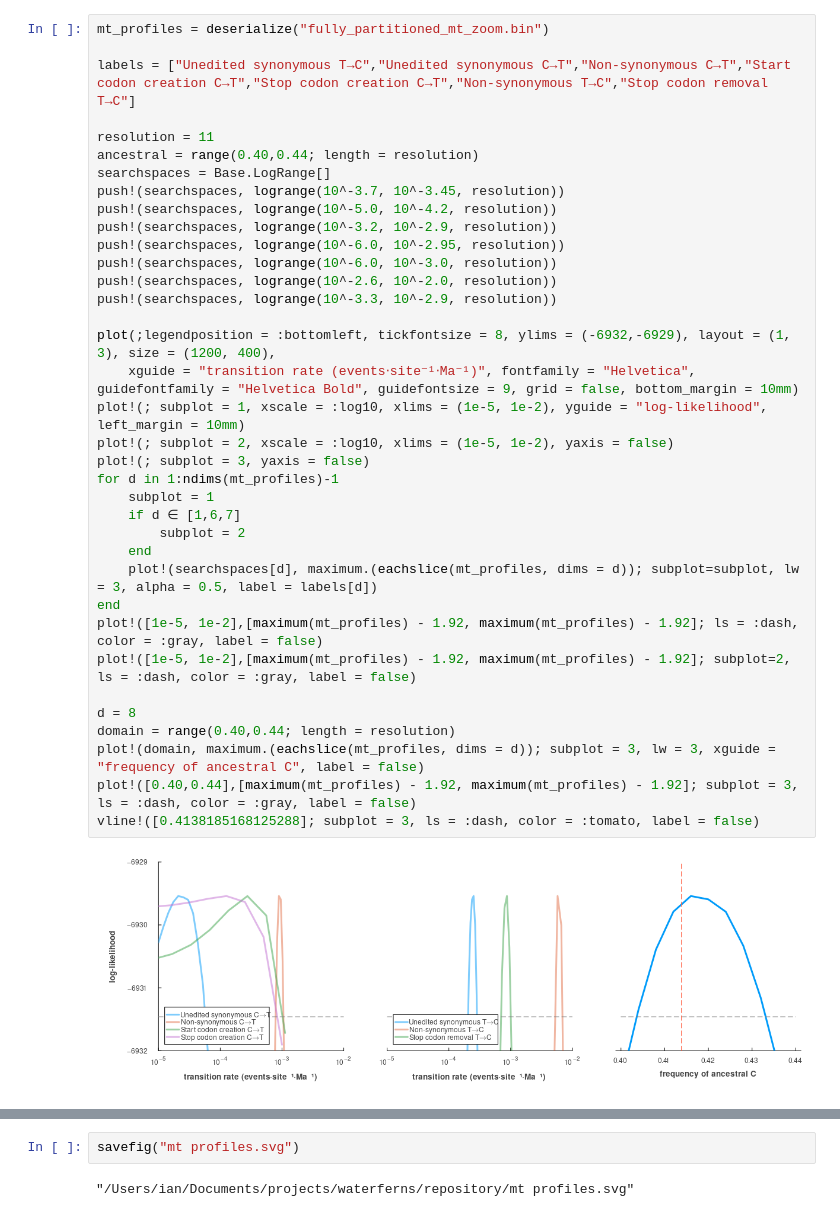
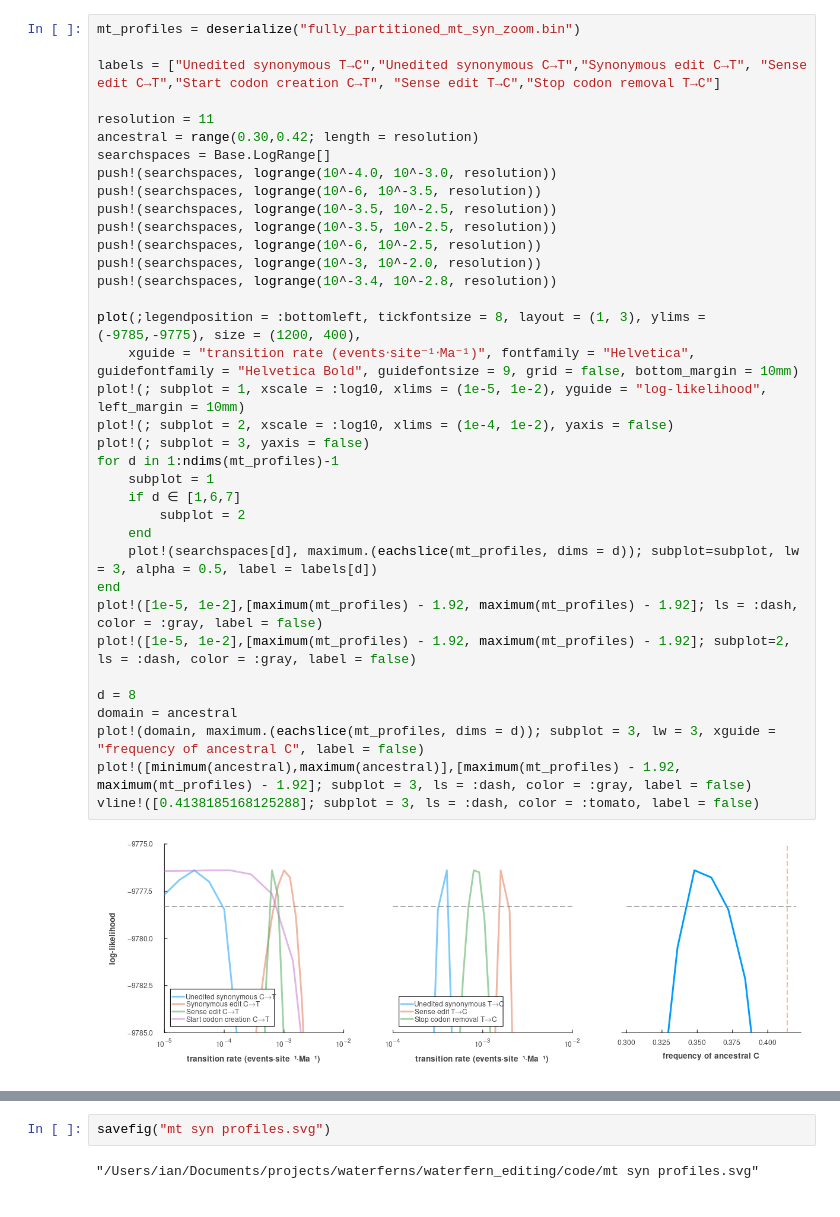
Before and after one commit to ian-small/waterfern_editing, a Jupyter notebook: code/profile_likelihoods.ipynb, the cells around one changed output, grey strips where cells are left out. Cells and saved outputs as stored; diff of their text form.

```diff
--- a/code/profile_likelihoods.ipynb
+++ b/code/profile_likelihoods.ipynb
@@ -17,43 +21,43 @@ end
 # %% [output]
 conf_interval (generic function with 1 method)
 # %%
-mt_profiles = deserialize("fully_partitioned_mt_zoom.bin")
+mt_profiles = deserialize("fully_partitioned_mt_syn_zoom.bin")
 
-labels = ["Unedited synonymous T→C","Unedited synonymous C→T","Non-synonymous C→T","Start codon creation C→T","Stop codon creation C→T","Non-synonymous T→C","Stop codon removal T→C"]
+labels = ["Unedited synonymous T→C","Unedited synonymous C→T","Synonymous edit C→T", "Sense edit C→T","Start codon creation C→T", "Sense edit T→C","Stop codon removal T→C"]
 
 resolution = 11
-ancestral = range(0.40,0.44; length = resolution)
+ancestral = range(0.30,0.42; length = resolution)
 searchspaces = Base.LogRange[]
-push!(searchspaces, logrange(10^-3.7, 10^-3.45, resolution))
-push!(searchspaces, logrange(10^-5.0, 10^-4.2, resolution))
-push!(searchspaces, logrange(10^-3.2, 10^-2.9, resolution))
-push!(searchspaces, logrange(10^-6.0, 10^-2.95, resolution))
-push!(searchspaces, logrange(10^-6.0, 10^-3.0, resolution))
-push!(searchspaces, logrange(10^-2.6, 10^-2.0, resolution))
-push!(searchspaces, logrange(10^-3.3, 10^-2.9, resolution))
+push!(searchspaces, logrange(10^-4.0, 10^-3.0, resolution))
+push!(searchspaces, logrange(10^-6, 10^-3.5, resolution))
+push!(searchspaces, logrange(10^-3.5, 10^-2.5, resolution))
+push!(searchspaces, logrange(10^-3.5, 10^-2.5, resolution))
+push!(searchspaces, logrange(10^-6, 10^-2.5, resolution))
+push!(searchspaces, logrange(10^-3, 10^-2.0, resolution))
+push!(searchspaces, logrange(10^-3.4, 10^-2.8, resolution))
 
-plot(;legendposition = :bottomleft, tickfontsize = 8, ylims = (-6932,-6929), layout = (1, 3), size = (1200, 400),
+plot(;legendposition = :bottomleft, tickfontsize = 8, layout = (1, 3), ylims = (-9785,-9775), size = (1200, 400),
     xguide = "transition rate (events⋅site⁻¹⋅Ma⁻¹)", fontfamily = "Helvetica", guidefontfamily = "Helvetica Bold", guidefontsize = 9, grid = false, bottom_margin = 10mm)
 plot!(; subplot = 1, xscale = :log10, xlims = (1e-5, 1e-2), yguide = "log-likelihood", left_margin = 10mm)
-plot!(; subplot = 2, xscale = :log10, xlims = (1e-5, 1e-2), yaxis = false)
+plot!(; subplot = 2, xscale = :log10, xlims = (1e-4, 1e-2), yaxis = false)
 plot!(; subplot = 3, yaxis = false)
 for d in 1:ndims(mt_profiles)-1
     subplot = 1
     if d ∈ [1,6,7]
         subplot = 2
     end
     plot!(searchspaces[d], maximum.(eachslice(mt_profiles, dims = d)); subplot=subplot, lw = 3, alpha = 0.5, label = labels[d])
 end
 plot!([1e-5, 1e-2],[maximum(mt_profiles) - 1.92, maximum(mt_profiles) - 1.92]; ls = :dash, color = :gray, label = false)
 plot!([1e-5, 1e-2],[maximum(mt_profiles) - 1.92, maximum(mt_profiles) - 1.92]; subplot=2, ls = :dash, color = :gray, label = false)
 
 d = 8
-domain = range(0.40,0.44; length = resolution)
+domain = ancestral
 plot!(domain, maximum.(eachslice(mt_profiles, dims = d)); subplot = 3, lw = 3, xguide = "frequency of ancestral C", label = false)
-plot!([0.40,0.44],[maximum(mt_profiles) - 1.92, maximum(mt_profiles) - 1.92]; subplot = 3, ls = :dash, color = :gray, label = false)
+plot!([minimum(ancestral),maximum(ancestral)],[maximum(mt_profiles) - 1.92, maximum(mt_profiles) - 1.92]; subplot = 3, ls = :dash, color = :gray, label = false)
 vline!([0.4138185168125288]; subplot = 3, ls = :dash, color = :tomato, label = false)
 # %% [output]
-[figure, old version]
+[figure, new version]
 GKS: glyph missing from current font: 8315
 GKS: glyph missing from current font: 8315
 GKS: glyph missing from current font: 8315
@@ -63,9 +67,9 @@ GKS: glyph missing from current font: 8315
 GKS: glyph missing from current font: 8315
 GKS: glyph missing from current font: 8315
 # %%
-savefig("mt profiles.svg")
+savefig("mt syn profiles.svg")
 # %% [output]
-"/Users/ian/Documents/projects/waterferns/repository/mt profiles.svg"
+"/Users/ian/Documents/projects/waterferns/waterfern_editing/code/mt syn profiles.svg"
 # %%
 df = DataFrame(labels = String[], mle=Float64[], uconf = Float64[], lconf = Float64[])
 for d in 1:ndims(mt_profiles)-1
```
Also changed, not shown: parts of 8 cells of this notebook, 20 other files.
